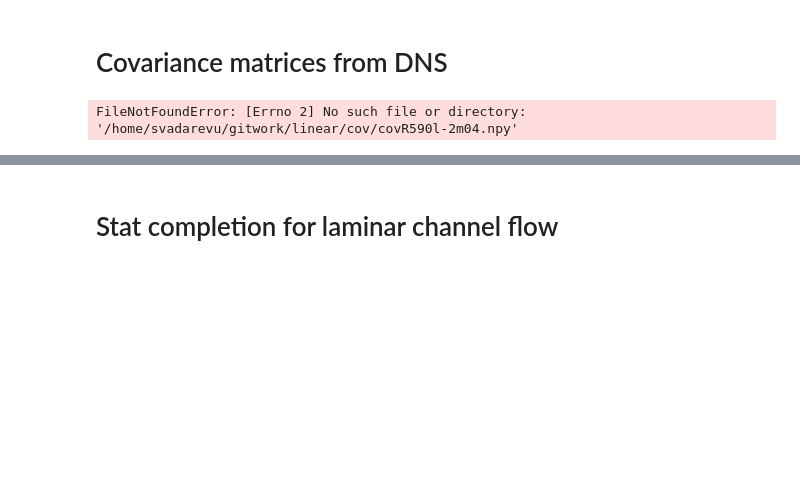
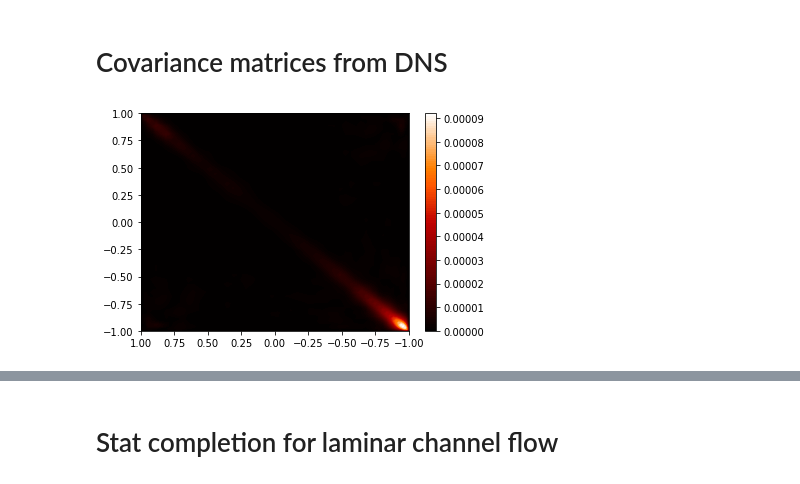
Before and after one commit to saba-vadarevu/Linear-Coherent-Structures-in-Channel-flows, a Jupyter notebook: library/statisticCompletion.ipynb, the cells around one changed output, grey strips where cells are left out. Cells and saved outputs as stored; diff of their text form; code cells hidden in the pictures; blank space fills up the shorter version.

```diff
--- a/library/statisticCompletion.ipynb
+++ b/library/statisticCompletion.ipynb
@@ -106,16 +93,16 @@ z = pseudo.chebdif(N+2,1)[0][1:-1]
 # %%
-N = 384
-covMat =np.load(covDataDir+'covR590l-2m04.npy')
+N = 64
+covMat =np.load(covDataDir+'covR590N%dl08m10.npy'%N)
 z = pseudo.chebdif(N+2,1)[0][1:-1]
 plt.contourf(z, z,np.abs(covMat[0*N:1*N,0*N:1*N]),100,cmap=plt.get_cmap('gist_heat'))
 #plt.xscale("log")#; plt.yscale("log")
 #plt.clim([0., 1.0e-4])
 ax = plt.gca()
 ax.set_xlim(ax.get_xlim()[::-1])
 plt.colorbar()
 plt.show()
 #print(np.diag(covMat[:N,:N]))
 # %% [output]
-FileNotFoundError: [Errno 2] No such file or directory: '/home/svadarevu/gitwork/linear/cov/covR590l-2m04.npy'
+[figure, added]
 # %%
 N = 64
```
Also changed, not shown: parts of 23 cells of this notebook, 1 other file.
